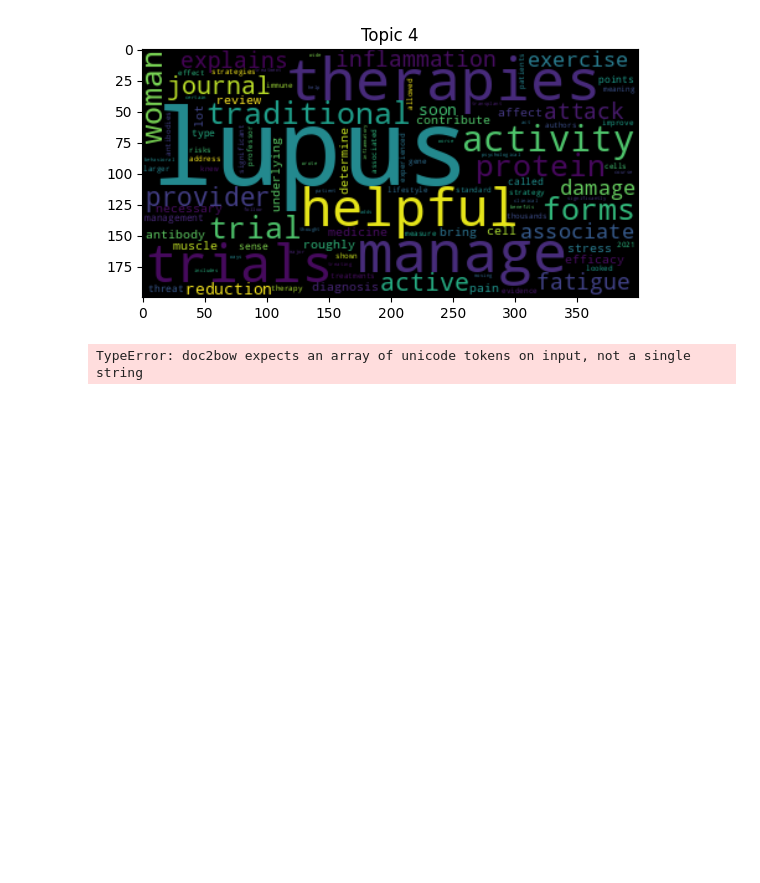
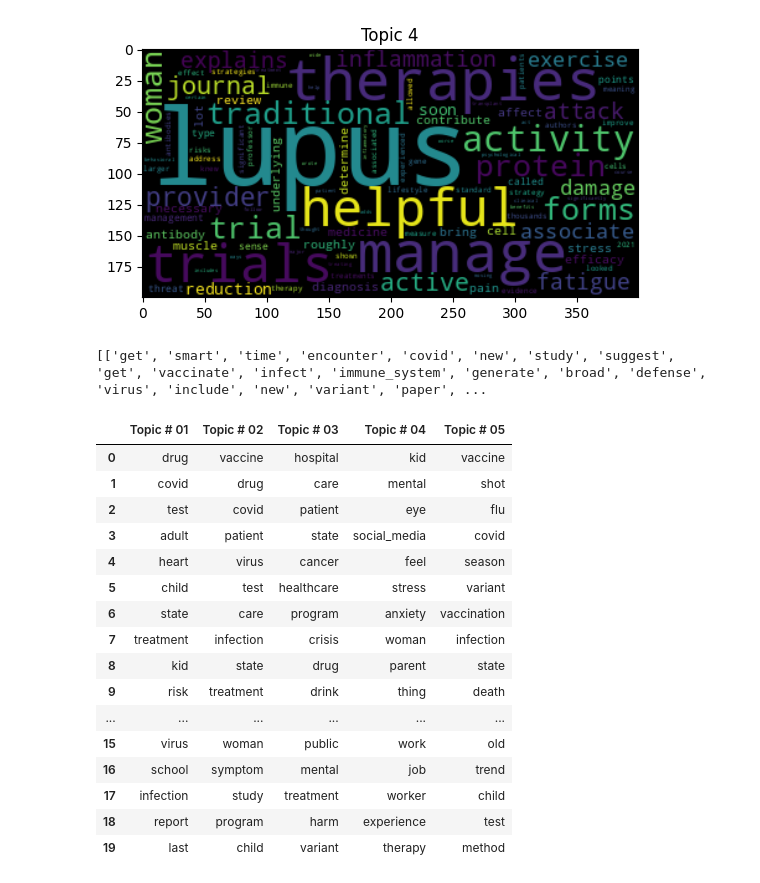
Before and after one commit to talktalki/ANLX, a Jupyter notebook: text_classification.ipynb, the cells around one changed output. Drawn from its saved outputs; the diff is of its cells as text; code cells hidden in the pictures; blank space fills up the shorter version.

```diff
--- a/text_classification.ipynb
+++ b/text_classification.ipynb
@@ -309,18 +357,62 @@ for topic_idx in range(num_topics):
+# %%
+tokens = list(sent_to_words(articles))
+
+# Remove Stop Words
+tokens_nostops = remove_stopwords(tokens)
+
+# Form Bigrams
+bigram = gensim.models.Phrases(tokens_nostops, min_count=5, threshold=100) # higher threshold fewer phrases.
+bigram_mod = gensim.models.phrases.Phraser(bigram)
+tokens_bigrams = make_bigrams(tokens_nostops)
+
+# Do lemmatization keeping only noun, adj, vb, adv
+data_lemmatized = lemmatize_spacy(tokens_bigrams, pos=['NOUN', 'ADJ', 'VERB', 'ADV'])
+
+print(data_lemmatized[:1])
+# %% [output]
+[['get', 'smart', 'time', 'encounter', 'covid', 'new', 'study', 'suggest', 'get', 'vaccinate', 'infect', 'immune_system', 'generate', 'broad', 'defense', 'virus', 'include', 'new', 'variant', 'paper', ...
+# %%
+data_dict = corpora.Dictionary(data_lemmatized)
+data_dict.filter_extremes(no_below=20, no_above=0.7)
+bow_corpus = [data_dict.doc2bow(text) for text in data_lemmatized]
+
+tfidf = TfidfModel(bow_corpus)
+corpus_tfidf = tfidf[bow_corpus]
 # %%
-from gensim.models import LdaModel
-
-# Remove rare and common tokens.
-from gensim.corpora import Dictionary
-dictionary = Dictionary(df['article'])
-dictionary.filter_extremes(no_below=20, no_above=0.5)
-
-id2word = dictionary.id2token
-model = LdaModel(corpus=X_tfidf,
-                id2word=id2word,
-                num_topics=5,
-                random_state=0,
-                chunksize=2000,
-                passes=20,
-                per_word_topics=True)
+lda_model = gensim.models.ldamodel.LdaModel(corpus=corpus_tfidf,
+                                           id2word=data_dict,
+                                           num_topics=5,
+                                           random_state=0,
+                                           chunksize=2000,
+                                           passes=20,
+                                           alpha='auto',
+                                           per_word_topics=True)
-# %% [output]
-TypeError: doc2bow expects an array of unicode tokens on input, not a single string
+# %%
+# Function to get topics
+def get_topics(model, num_topics):
+    word_dict = {};
+    for i in range(num_topics):
+        words = model.show_topic(i, topn = 20);
+        word_dict['Topic # ' + '{:02d}'.format(i+1)] = [i[0] for i in words];
+    return pd.DataFrame(word_dict)
+# %%
+# Get Topics for netflix dataset
+get_topics(lda_model, 5)
+# %% [output]
+|  | Topic # 01 | Topic # 02 | Topic # 03 | Topic # 04 | Topic # 05 |
+| 0 | drug | vaccine | hospital | kid | vaccine |
+| 1 | covid | drug | care | mental | shot |
+| 2 | test | covid | patient | eye | flu |
+| 3 | adult | patient | state | social_media | covid |
+| 4 | heart | virus | cancer | feel | season |
+| 5 | child | test | healthcare | stress | variant |
+| 6 | state | care | program | anxiety | vaccination |
+| 7 | treatment | infection | crisis | woman | infection |
+| 8 | kid | state | drug | parent | state |
+| 9 | risk | treatment | drink | thing | death |
+| ... | ... | ... | ... | ... | ... |
+| 15 | virus | woman | public | work | old |
+| 16 | school | symptom | mental | job | trend |
+| 17 | infection | study | treatment | worker | child |
+| 18 | report | program | harm | experience | test |
+| 19 | last | child | variant | therapy | method |
```
Also changed, not shown: parts of 13 cells of this notebook, 1 other file.
